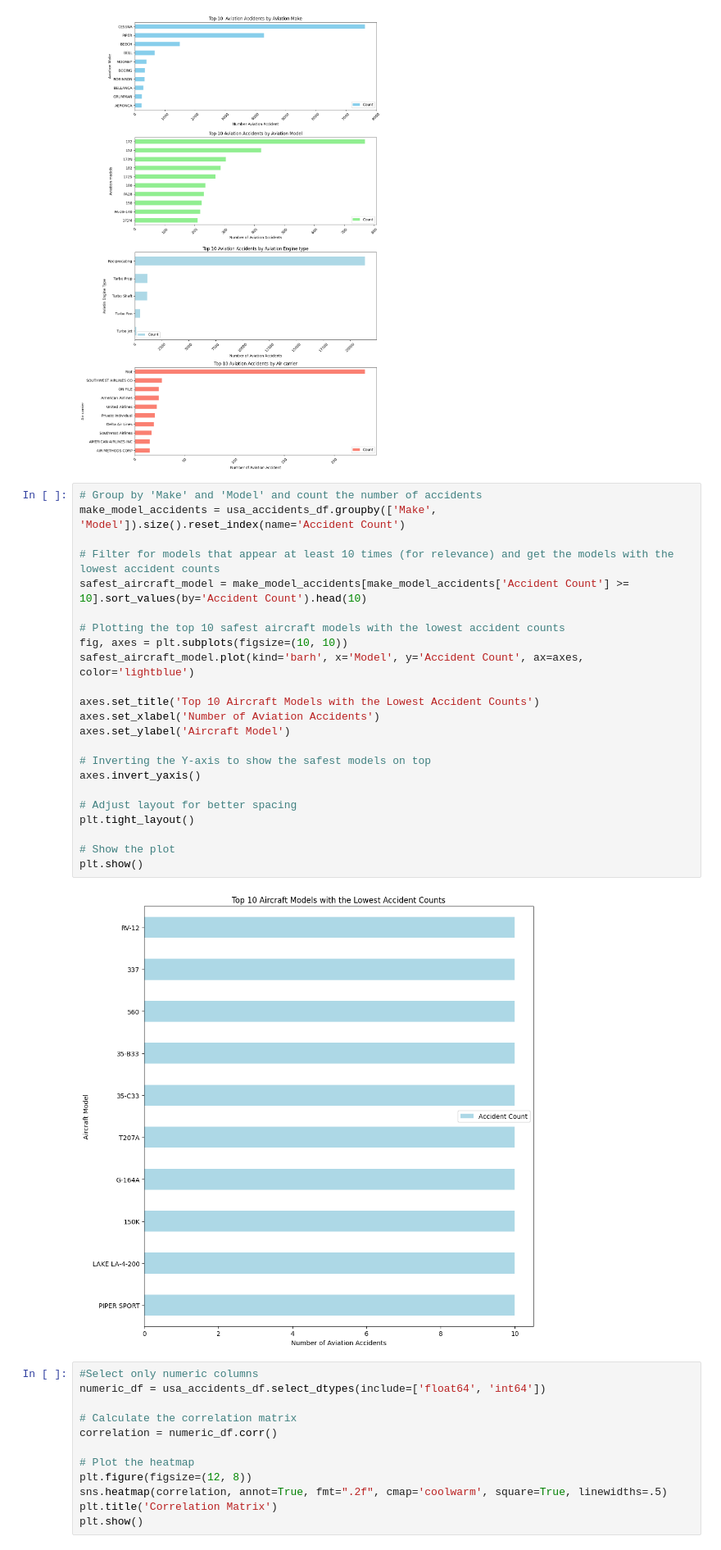
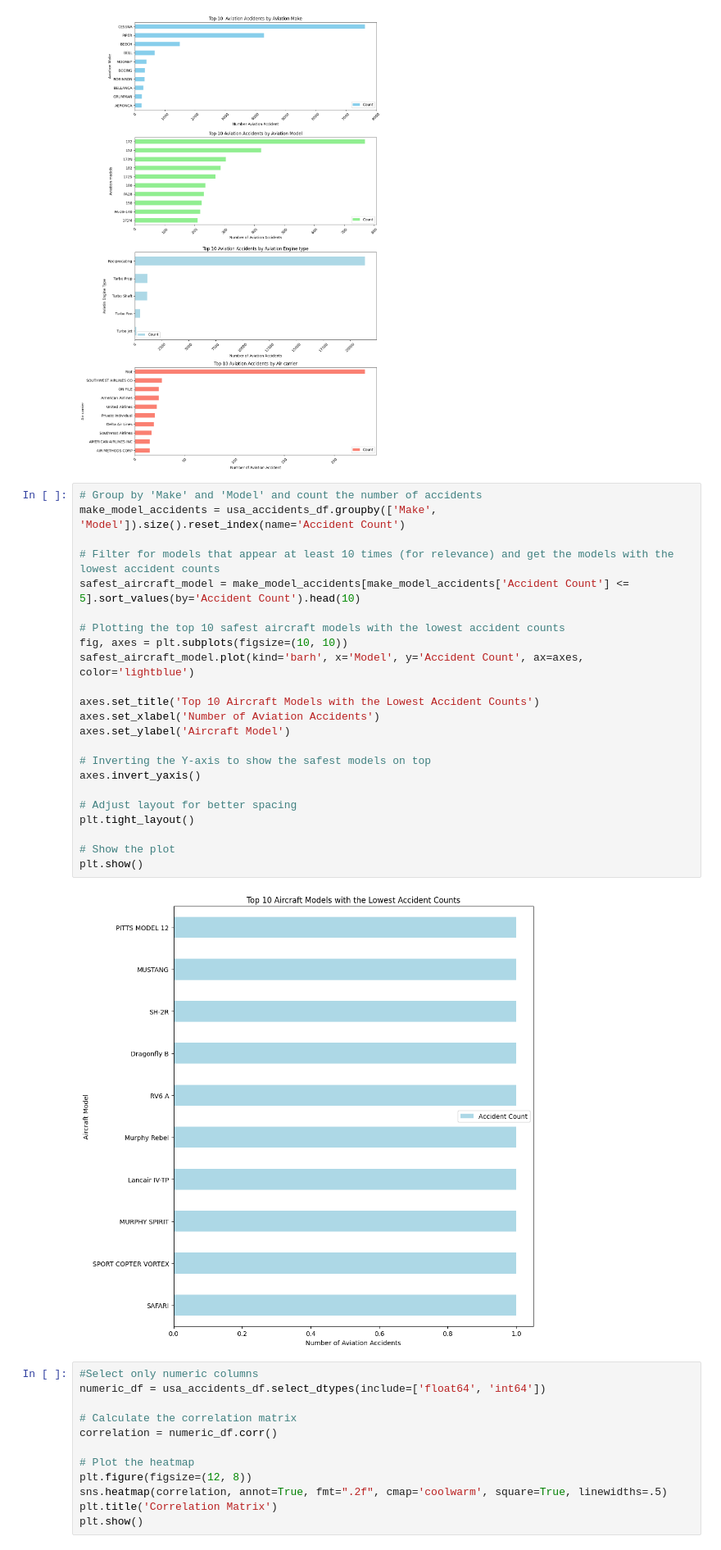
Before and after one commit to charlesot/Phase-1-project, a Jupyter notebook: student.ipynb, the cells around one changed output. Shown at 82% size. Saved outputs shown, nothing was run; the diff lists cells and outputs as text.

```diff
--- a/student.ipynb
+++ b/student.ipynb
@@ -1164,28 +1165,28 @@ plt.show()
 # %%
 # Group by 'Make' and 'Model' and count the number of accidents
 make_model_accidents = usa_accidents_df.groupby(['Make', 'Model']).size().reset_index(name='Accident Count')
 
 # Filter for models that appear at least 10 times (for relevance) and get the models with the lowest accident counts
-safest_aircraft_model = make_model_accidents[make_model_accidents['Accident Count'] >= 10].sort_values(by='Accident Count').head(10)
+safest_aircraft_model = make_model_accidents[make_model_accidents['Accident Count'] <= 5].sort_values(by='Accident Count').head(10)
 
 # Plotting the top 10 safest aircraft models with the lowest accident counts
 fig, axes = plt.subplots(figsize=(10, 10))
 safest_aircraft_model.plot(kind='barh', x='Model', y='Accident Count', ax=axes, color='lightblue')
 
 axes.set_title('Top 10 Aircraft Models with the Lowest Accident Counts')
 axes.set_xlabel('Number of Aviation Accidents')
 axes.set_ylabel('Aircraft Model')
 
 # Inverting the Y-axis to show the safest models on top
 axes.invert_yaxis()
 
 # Adjust layout for better spacing
 plt.tight_layout()
 
 # Show the plot
 plt.show()
 # %% [output]
-[figure, old version]
+[figure, new version]
 # %%
 #Select only numeric columns
 numeric_df = usa_accidents_df.select_dtypes(include=['float64', 'int64'])
```
Also changed, not shown: parts of 6 cells of this notebook, 7 other files.
